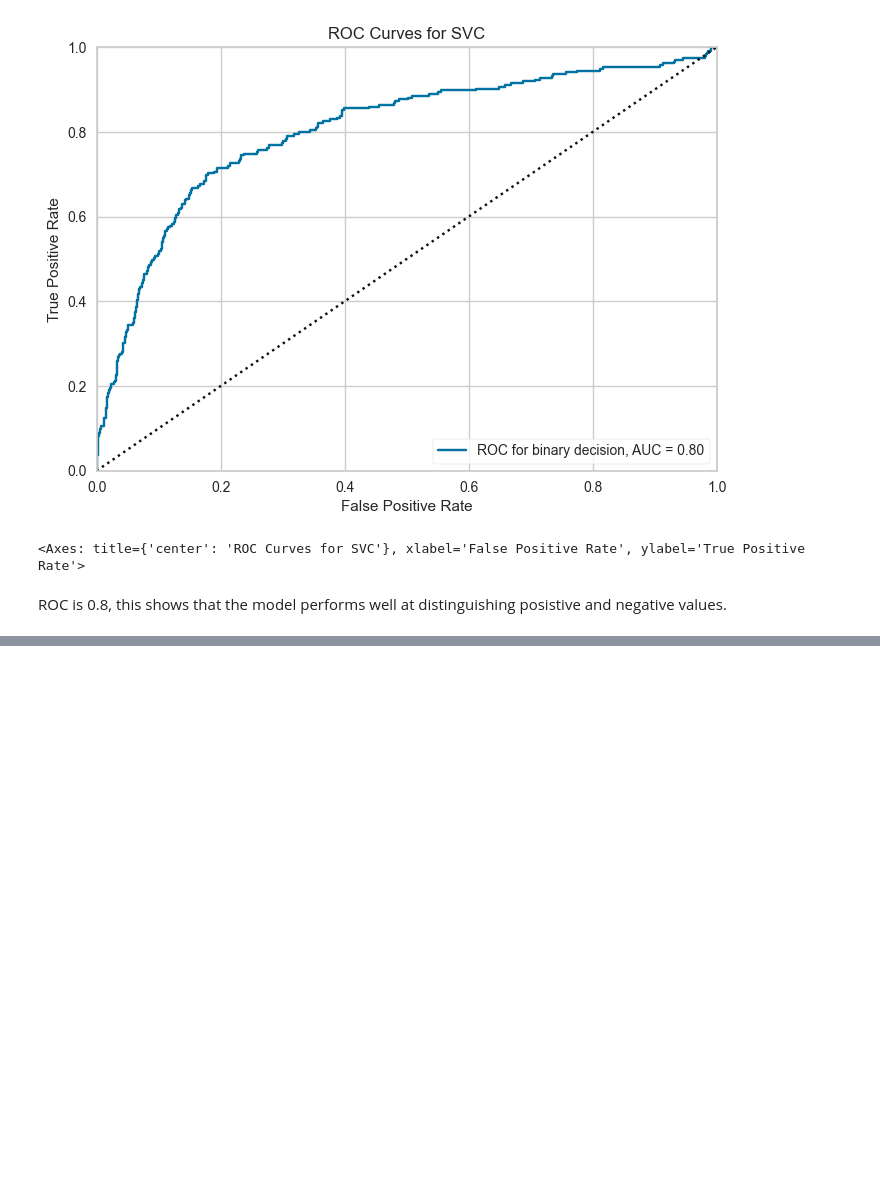
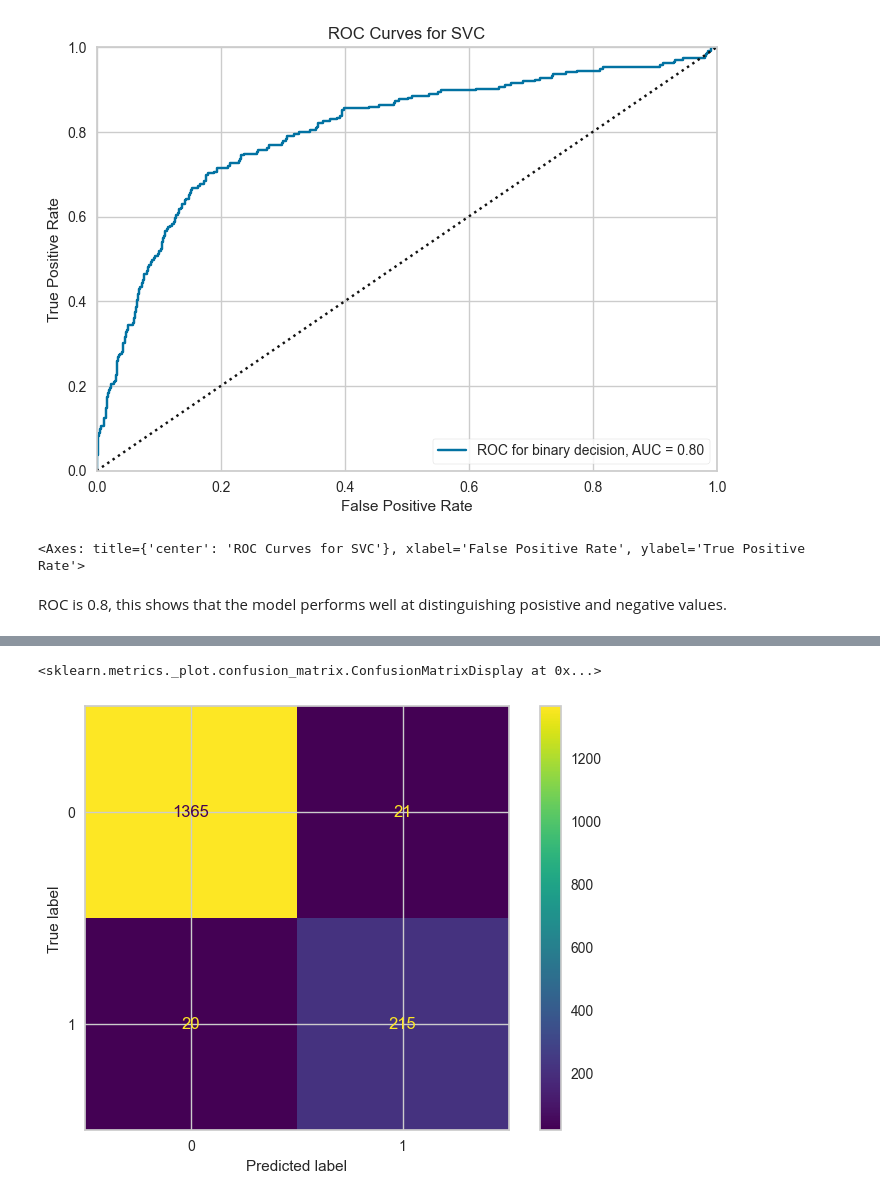
Before and after one commit to McGill-MMA-EnterpriseAnalytics/customer_churn_2024, a Jupyter notebook: Modelling/SVM, stacking.ipynb, the cells around one changed output, grey strips where cells are left out. Cells and saved outputs as stored; diff of their text form; code cells hidden in the pictures; blank space fills up the shorter version.

Commit message:
Stacking model and learning curves done Waiting on weighed F1 logic

```diff
--- a/Modelling/SVM, stacking.ipynb
+++ b/Modelling/SVM, stacking.ipynb
@@ -196,0 +238,23 @@ visualizer.poof()
+# %%
+models = [('ann', MLPClassifier()),
+          ('svm',SVC()),
+          ('ranfom_forest', RandomForestClassifier()),
+          ('decision_tree', DecisionTreeClassifier()),
+          ('catboost', cb.CatBoostClassifier(verbose=0)),
+          ('knn', KNeighborsClassifier())]
+
+# default final estimator is LogisticRegression
+stacking = StackingClassifier(estimators=models, cv = 5)
+# %%
+# run the model
+stacking.fit(X_train_res, y_train_res)
+
+# Predict on the validation set
+y_val_pred = stacking.predict(X_val)
+
+# Evaluate the model on the validation set
+print("\nValidation Set Evaluation:")
+print(classification_report(y_val, y_val_pred))
+print("Validation Set Accuracy:", accuracy_score(y_val, y_val_pred))
+# print recall
+print("Validation Set Recall:", recall_score(y_val, y_val_pred))
@@ -196,0 +274,7 @@ visualizer.poof()
+# %%
+# Confusion matrix
+conf_matrix_val = confusion_matrix(y_val, y_val_pred)
+ConfusionMatrixDisplay.from_predictions(y_val, y_val_pred)
+# %% [output]
+<sklearn.metrics._plot.confusion_matrix.ConfusionMatrixDisplay at 0x...>
+[figure, added]
```
Also changed, not shown: parts of 21 cells of this notebook.
